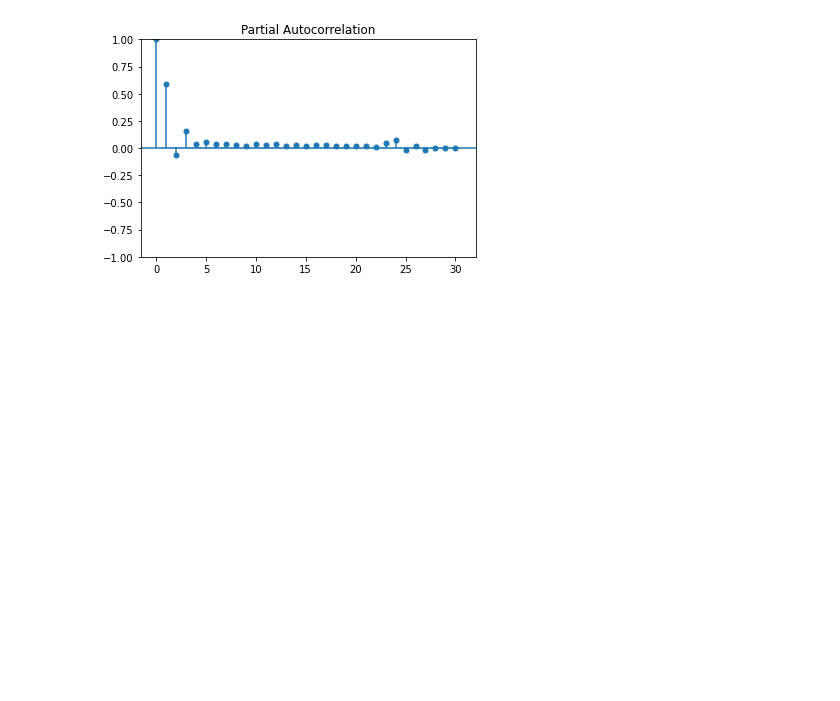
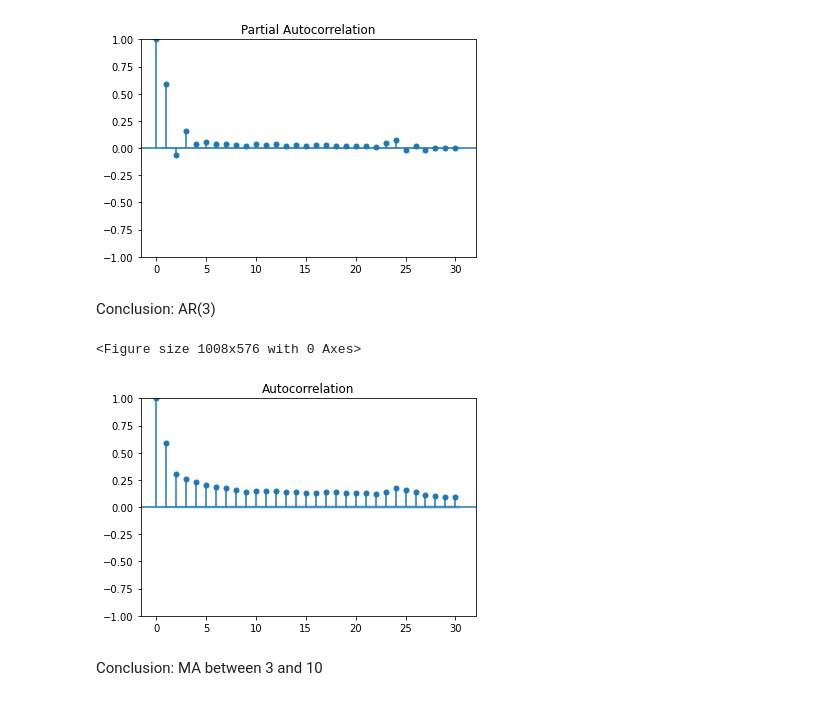
Before and after one commit to Windbenders/capstone_energy, a Jupyter notebook: notebooks/model_arima.ipynb, the cells around one changed output. Saved outputs shown, nothing was run; the diff lists cells and outputs as text; code cells hidden in the pictures; blank space fills up the shorter version.

```diff
--- a/notebooks/model_arima.ipynb
+++ b/notebooks/model_arima.ipynb
@@ -22,0 +30,20 @@ test = pd.read_csv("../data/test.csv")
+# %%
+# import data
+train = pd.read_csv("../data/train.csv")
+test = pd.read_csv("../data/test.csv")
+
+# convert 'datetime' to datetime object
+train['datetime'] = pd.to_datetime(train['datetime'])
+test['datetime'] = pd.to_datetime(test['datetime'])
+
+# reset index
+train = train.set_index('datetime')
+test = test.set_index('datetime')
+
+# rename column
+train.rename(columns={'1': 'imbalance_price'}, inplace=True)
+test.rename(columns={'1': 'imbalance_price'}, inplace=True)
+
+# convert to Series
+#train_series = train.squeeze()
+#test = test.squeeze()
@@ -27,3 +80,14 @@ pacf = plot_pacf(train['1'], lags=30)
 # %% [output]
 <Figure size 1008x576 with 0 Axes>
 [figure]
+# %% [markdown]
+Conclusion: AR(3)
+# %%
+# Autocorrelation Plot
+plt.figure(figsize=(14, 8))
+pacf = plot_acf(train, lags=30)
+# %% [output]
+<Figure size 1008x576 with 0 Axes>
+[figure, added]
+# %% [markdown]
+Conclusion: MA between 3 and 10
```
Also changed, not shown: parts of 19 cells of this notebook.
